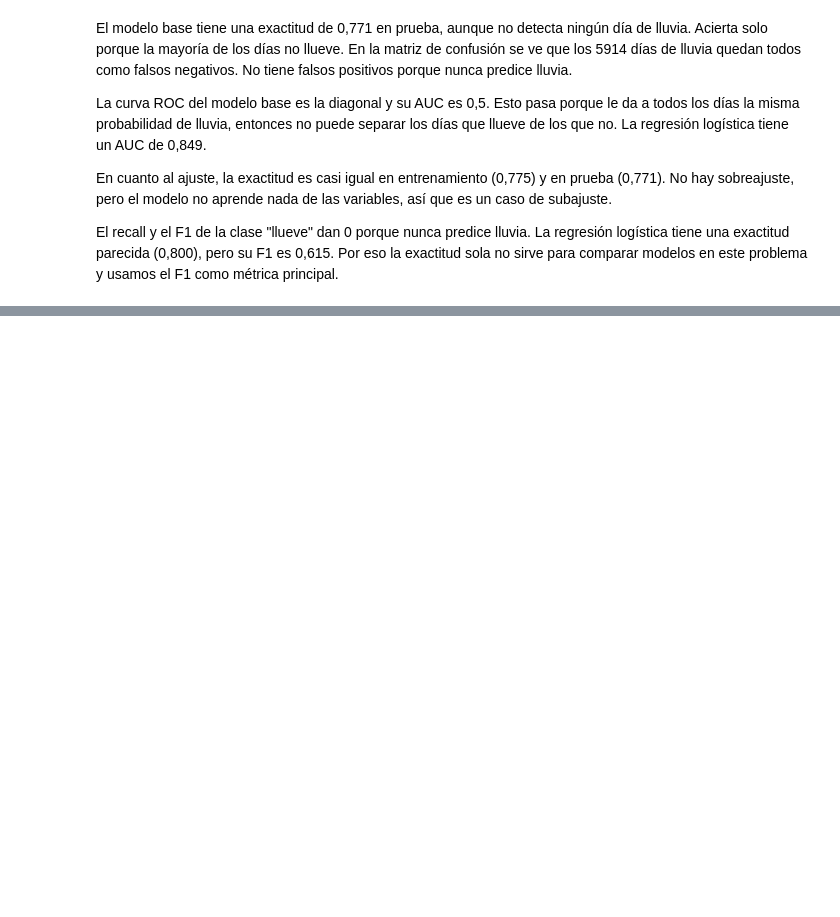
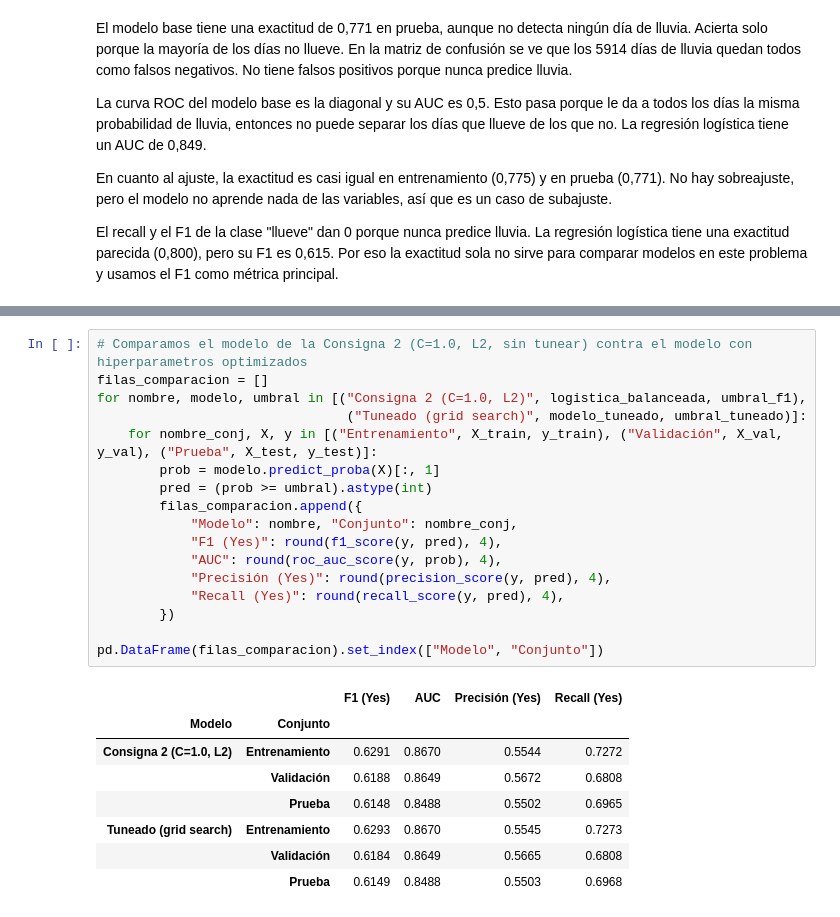
Before and after one commit to fabriziopaladini/AA1-TUIA-Aguirre-Gambande-Paladini, a Jupyter notebook: TP_2/TP-clasificacion-AA1.ipynb, the cells around one changed output, grey strips where cells are left out. Cells and saved outputs as stored; diff of their text form; blank space fills up the shorter version.

```diff
--- a/TP_2/TP-clasificacion-AA1.ipynb
+++ b/TP_2/TP-clasificacion-AA1.ipynb
@@ -1455,0 +1532,26 @@ El recall y el F1 de la clase "llueve" dan 0 porque nunca predice lluvia. La reg
+# %%
+# Comparamos el modelo de la Consigna 2 (C=1.0, L2, sin tunear) contra el modelo con hiperparametros optimizados
+filas_comparacion = []
+for nombre, modelo, umbral in [("Consigna 2 (C=1.0, L2)", logistica_balanceada, umbral_f1),
+                                ("Tuneado (grid search)", modelo_tuneado, umbral_tuneado)]:
+    for nombre_conj, X, y in [("Entrenamiento", X_train, y_train), ("Validación", X_val, y_val), ("Prueba", X_test, y_test)]:
+        prob = modelo.predict_proba(X)[:, 1]
+        pred = (prob >= umbral).astype(int)
+        filas_comparacion.append({
+            "Modelo": nombre, "Conjunto": nombre_conj,
+            "F1 (Yes)": round(f1_score(y, pred), 4),
+            "AUC": round(roc_auc_score(y, prob), 4),
+            "Precisión (Yes)": round(precision_score(y, pred), 4),
+            "Recall (Yes)": round(recall_score(y, pred), 4),
+        })
+
+pd.DataFrame(filas_comparacion).set_index(["Modelo", "Conjunto"])
+# %% [output]
+|  |  | F1 (Yes) | AUC | Precisión (Yes) | Recall (Yes) |
+| Modelo | Conjunto |  |  |  |  |
+| Consigna 2 (C=1.0, L2) | Entrenamiento | 0.6291 | 0.8670 | 0.5544 | 0.7272 |
+|  | Validación | 0.6188 | 0.8649 | 0.5672 | 0.6808 |
+|  | Prueba | 0.6148 | 0.8488 | 0.5502 | 0.6965 |
+| Tuneado (grid search) | Entrenamiento | 0.6293 | 0.8670 | 0.5545 | 0.7273 |
+|  | Validación | 0.6184 | 0.8649 | 0.5665 | 0.6808 |
+|  | Prueba | 0.6149 | 0.8488 | 0.5503 | 0.6968 |
```
Also changed, not shown: parts of 7 cells of this notebook.
